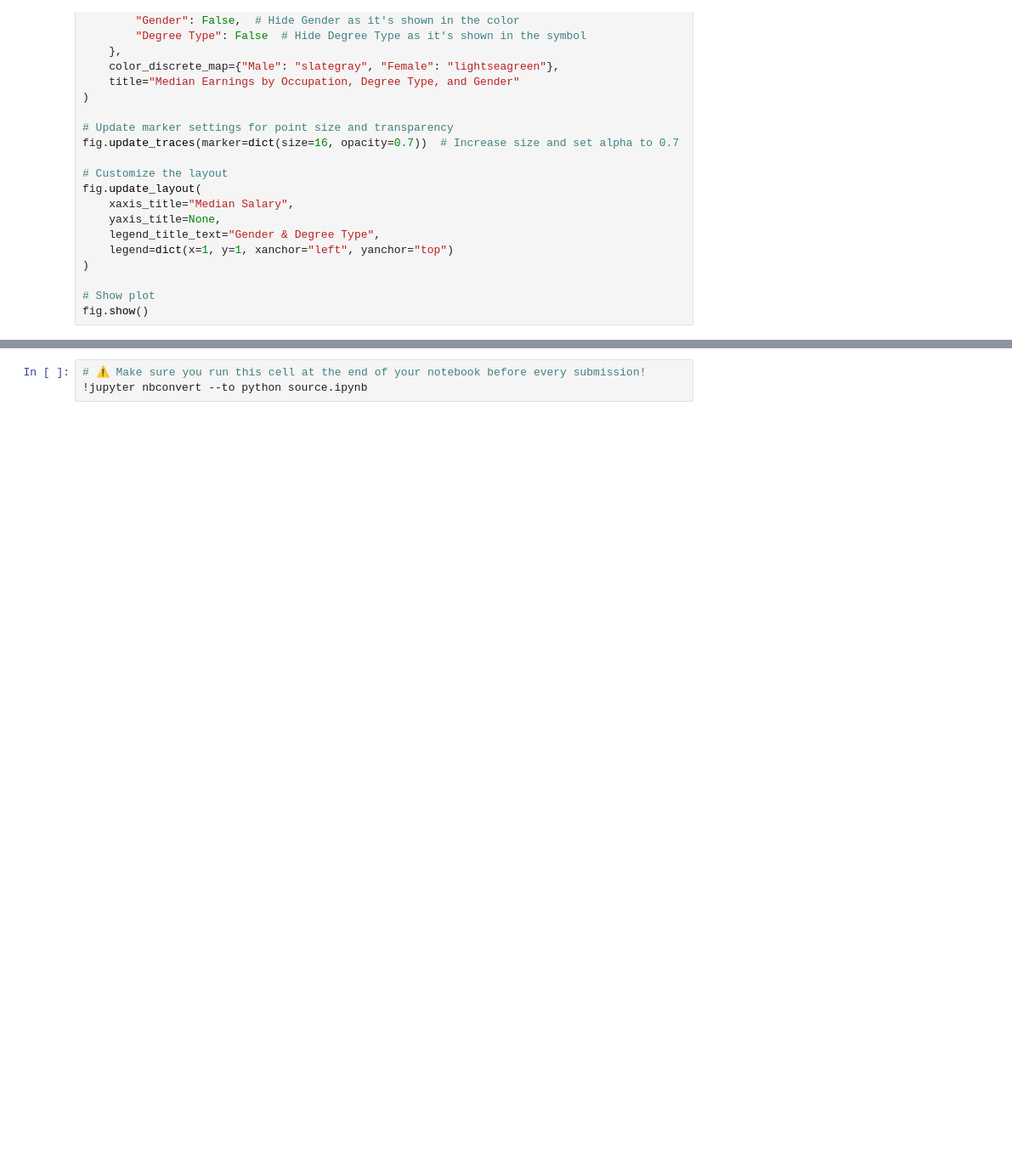
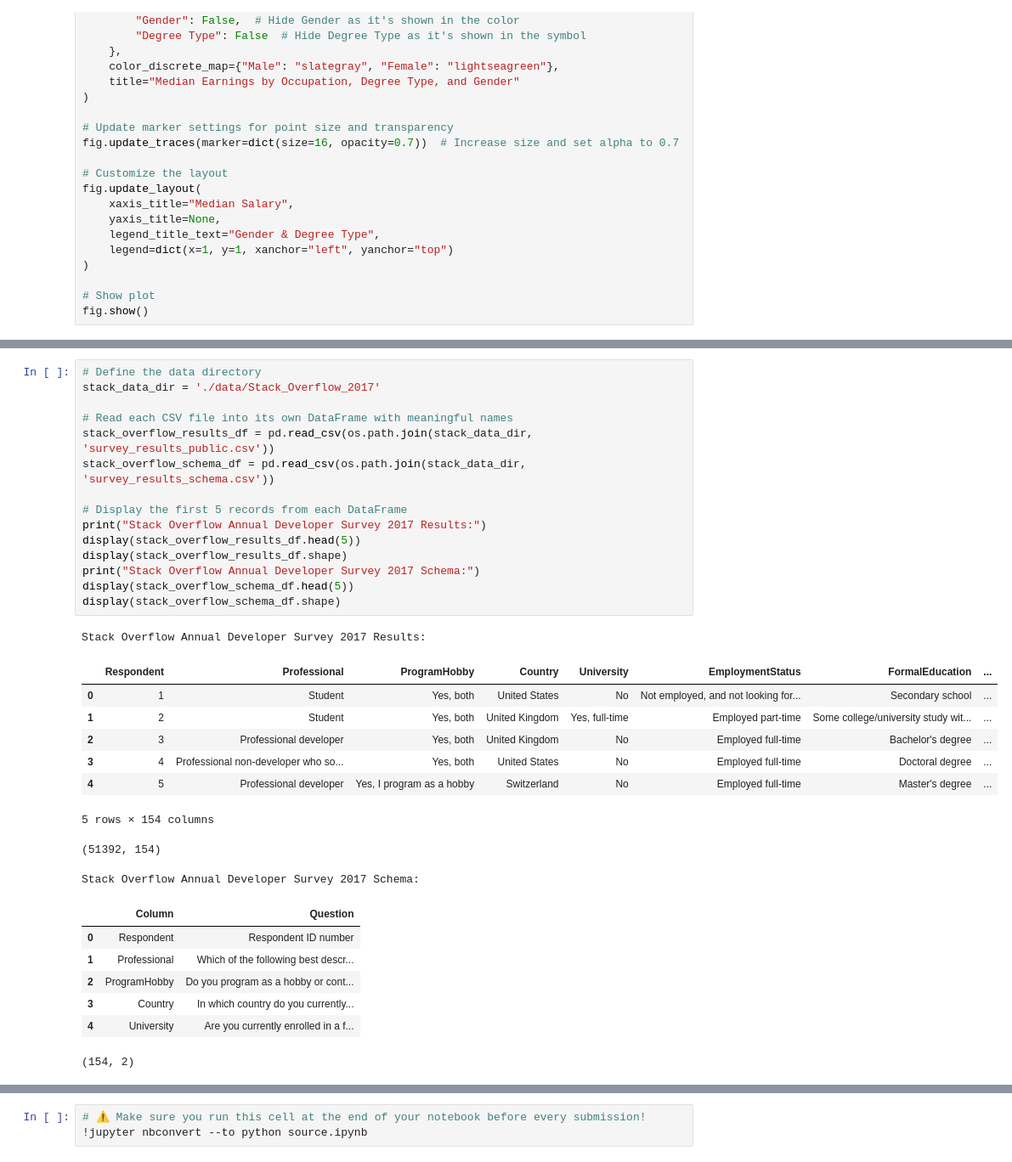
Before and after one commit to IT4063C-Fall24/final-project-yaumj, a Jupyter notebook: source.ipynb, the cells around one changed output, grey strips where cells are left out. Shown at 85% size. Drawn from its saved outputs; the diff is of its cells as text; blank space fills up the shorter version.

Commit message:
Import Stack Overflow Annual Developer Survey 2017 and convert to a Pandas dataframe.
Begin process of dropping unneeded columns and filtering data to only responses relevant to the project scope.

```diff
--- a/source.ipynb
+++ b/source.ipynb
@@ -2806,0 +2788,33 @@ fig.show()
+# %%
+# Define the data directory
+stack_data_dir = './data/Stack_Overflow_2017'
+
+# Read each CSV file into its own DataFrame with meaningful names
+stack_overflow_results_df = pd.read_csv(os.path.join(stack_data_dir, 'survey_results_public.csv'))
+stack_overflow_schema_df = pd.read_csv(os.path.join(stack_data_dir, 'survey_results_schema.csv'))
+
+# Display the first 5 records from each DataFrame
+print("Stack Overflow Annual Developer Survey 2017 Results:")
+display(stack_overflow_results_df.head(5))
+display(stack_overflow_results_df.shape)
+print("Stack Overflow Annual Developer Survey 2017 Schema:")
+display(stack_overflow_schema_df.head(5))
+display(stack_overflow_schema_df.shape)
+# %% [output]
+Stack Overflow Annual Developer Survey 2017 Results:
+|  | Respondent | Professional | ProgramHobby | Country | University | EmploymentStatus | FormalEducation | ... |
+| 0 | 1 | Student | Yes, both | United States | No | Not employed, and not looking for... | Secondary school | ... |
+| 1 | 2 | Student | Yes, both | United Kingdom | Yes, full-time | Employed part-time | Some college/university study wit... | ... |
+| 2 | 3 | Professional developer | Yes, both | United Kingdom | No | Employed full-time | Bachelor's degree | ... |
+| 3 | 4 | Professional non-developer who so... | Yes, both | United States | No | Employed full-time | Doctoral degree | ... |
+| 4 | 5 | Professional developer | Yes, I program as a hobby | Switzerland | No | Employed full-time | Master's degree | ... |
+5 rows × 154 columns
+(51392, 154)
+Stack Overflow Annual Developer Survey 2017 Schema:
+|  | Column | Question |
+| 0 | Respondent | Respondent ID number |
+| 1 | Professional | Which of the following best descr... |
+| 2 | ProgramHobby | Do you program as a hobby or cont... |
+| 3 | Country | In which country do you currently... |
+| 4 | University | Are you currently enrolled in a f... |
+(154, 2)
```
Also changed, not shown: parts of 20 cells of this notebook, 4 other files.
